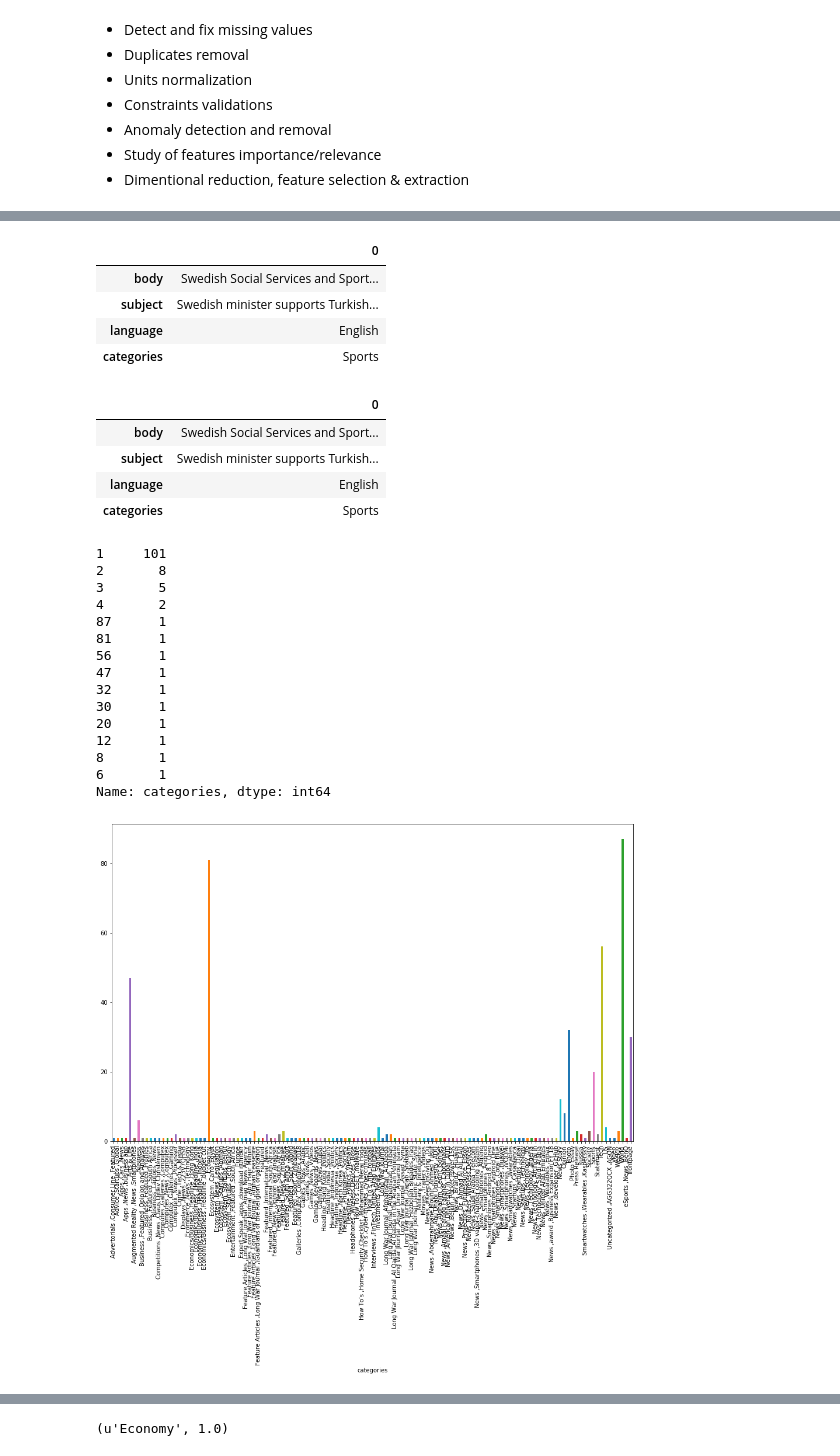
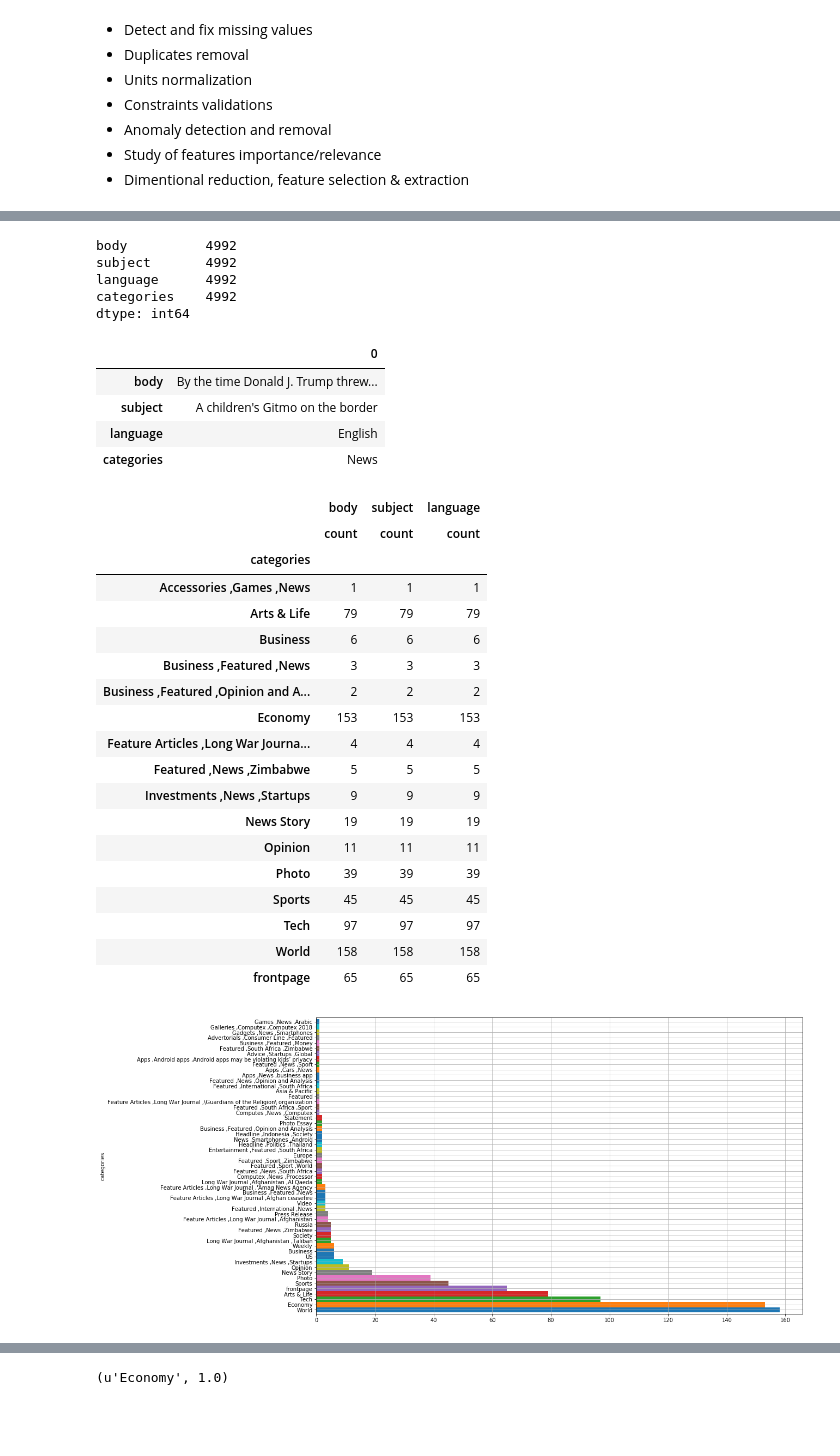
Before and after one commit to saidsef/ml-classifier, a Jupyter notebook: news-clf-ml.ipynb, the cells around one changed output, grey strips where cells are left out. Drawn from its saved outputs; the diff is of its cells as text; code cells hidden in the pictures; blank space fills up the shorter version.

```diff
--- a/news-clf-ml.ipynb
+++ b/news-clf-ml.ipynb
@@ -19,7 +19,7 @@ from sklearn.model_selection import cross_val_score
 from sklearn.pipeline import make_pipeline
 from sklearn.feature_extraction.text import TfidfVectorizer
 # %%
-news = get('http://localhost:9200/slashnews/scraped/_search?sort=date:desc&size=3000').json()
+news = get('http://localhost:9200/slashnews/scraped/_search?sort=date:desc&size=5000').json()
 # %%
 df = pd.io.json.json_normalize(news['hits']['hits'])
 # %%
@@ -53,14 +61,15 @@ df.head(1).T
 # %%
 df.columns = ['body', 'subject', 'language', 'categories']
 df = df[pd.notnull(df['body'])]
-# %%
-df.head(1).T
-# %% [output]
-|  | 0 |
-| body | Swedish Social Services and Sport... |
-| subject | Swedish minister supports Turkish... |
-| language | English |
-| categories | Sports |
+# %%
+#df.count()
+df.drop_duplicates().count()
+# %% [output]
+body          4992
+subject       4992
+language      4992
+categories    4992
+dtype: int64
 # %%
 def lst2str(x):
     if isinstance(x,(list, tuple)) or (',' in x):
@@ -69,41 +78,48 @@ def lst2str(x):
 # %%
 # df['categories'] = df['categories'].apply(lst2str)
 # %%
+df.drop_duplicates(inplace=True)
 df.head(1).T
 # %% [output]
 |  | 0 |
-| body | Swedish Social Services and Sport... |
-| subject | Swedish minister supports Turkish... |
+| body | By the time Donald J. Trump threw... |
+| subject | A children's Gitmo on the border |
 | language | English |
-| categories | Sports |
+| categories | News |
 # %%
 df = df[df.categories != 'News']
 df = df[df.categories != 'Turkey']
 df = df[df.categories != 'BUSINESS']
 df = df[df.categories != 'Uncategorized']
-# %%
-df.groupby('categories')['categories'].count().value_counts(ascending=False)
-# %% [output]
-1     101
-2       8
-3       5
-4       2
-87      1
-81      1
-56      1
-47      1
-32      1
-30      1
-20      1
-12      1
-8       1
-6       1
-Name: categories, dtype: int64
+# %%
+# df.groupby('categories')['categories'].count().value_counts(ascending=False)
+# df.groupby('categories')['categories'].count().sort_values(ascending=False).drop_duplicates().head(15)
+df.groupby(['categories']).agg({'count'}).drop_duplicates()
+# %% [output]
+|  | body | subject | language |
+|  | count | count | count |
+| categories |  |  |  |
+| Accessories ,Games ,News | 1 | 1 | 1 |
+| Arts & Life | 79 | 79 | 79 |
+| Business | 6 | 6 | 6 |
+| Business ,Featured ,News | 3 | 3 | 3 |
+| Business ,Featured ,Opinion and A... | 2 | 2 | 2 |
+| Economy | 153 | 153 | 153 |
+| Feature Articles ,Long War Journa... | 4 | 4 | 4 |
+| Featured ,News ,Zimbabwe | 5 | 5 | 5 |
+| Investments ,News ,Startups | 9 | 9 | 9 |
+| News Story | 19 | 19 | 19 |
+| Opinion | 11 | 11 | 11 |
+| Photo | 39 | 39 | 39 |
+| Sports | 45 | 45 | 45 |
+| Tech | 97 | 97 | 97 |
+| World | 158 | 158 | 158 |
+| frontpage | 65 | 65 | 65 |
 # %%
-df.groupby('categories').body.count().plot.bar(ylim=0, figsize=(16,10))
+df.groupby('categories').body.count().sort_values(ascending=False).head(55).plot.barh(ylim=0, figsize=(16,10), width=1, grid=True)
 plt.show()
 # %% [output]
-[figure, old version]
+[figure, new version]
 # %%
 df['cat_id'] = df['categories'].factorize()[0]
 # %%
```
Also changed, not shown: parts of 6 cells of this notebook.
